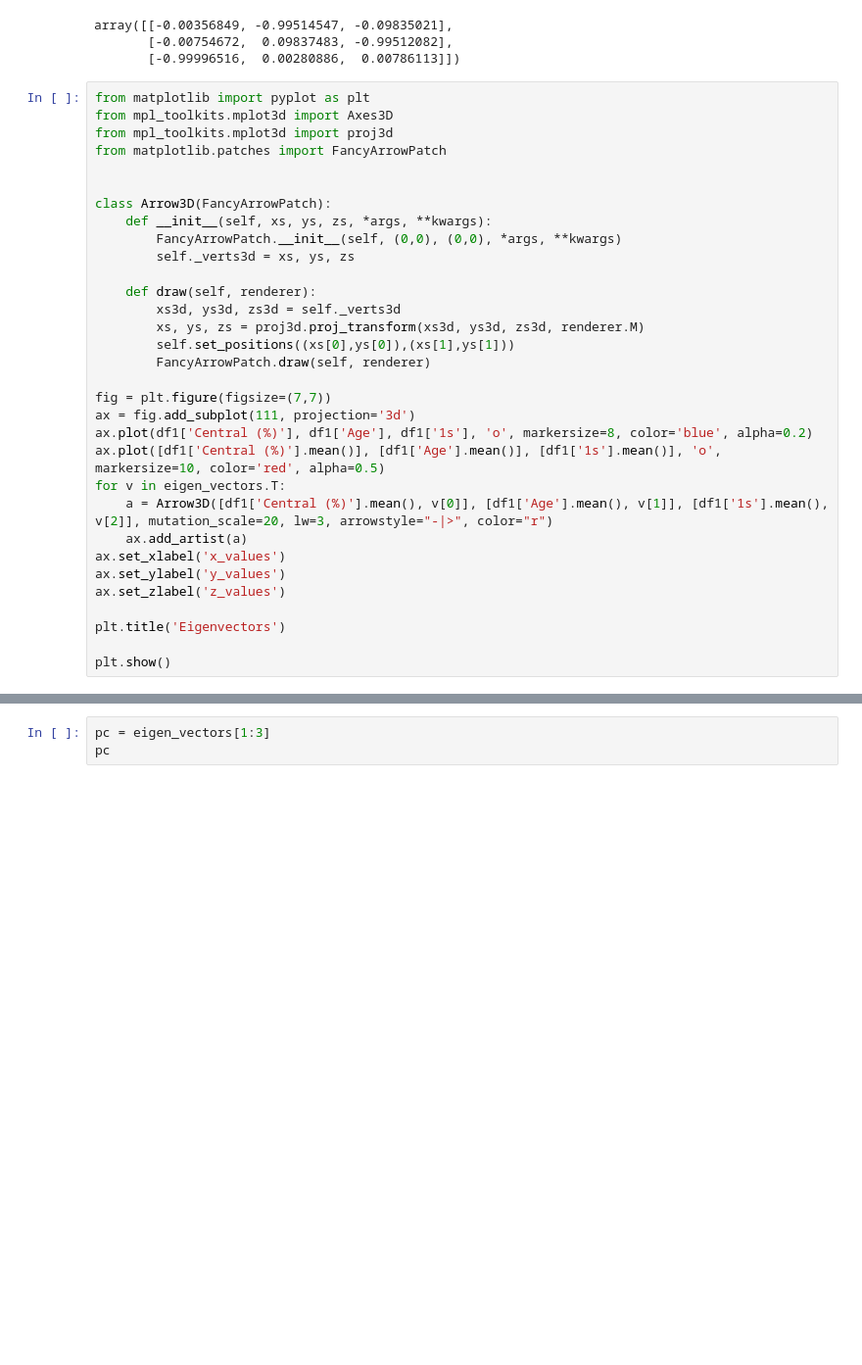
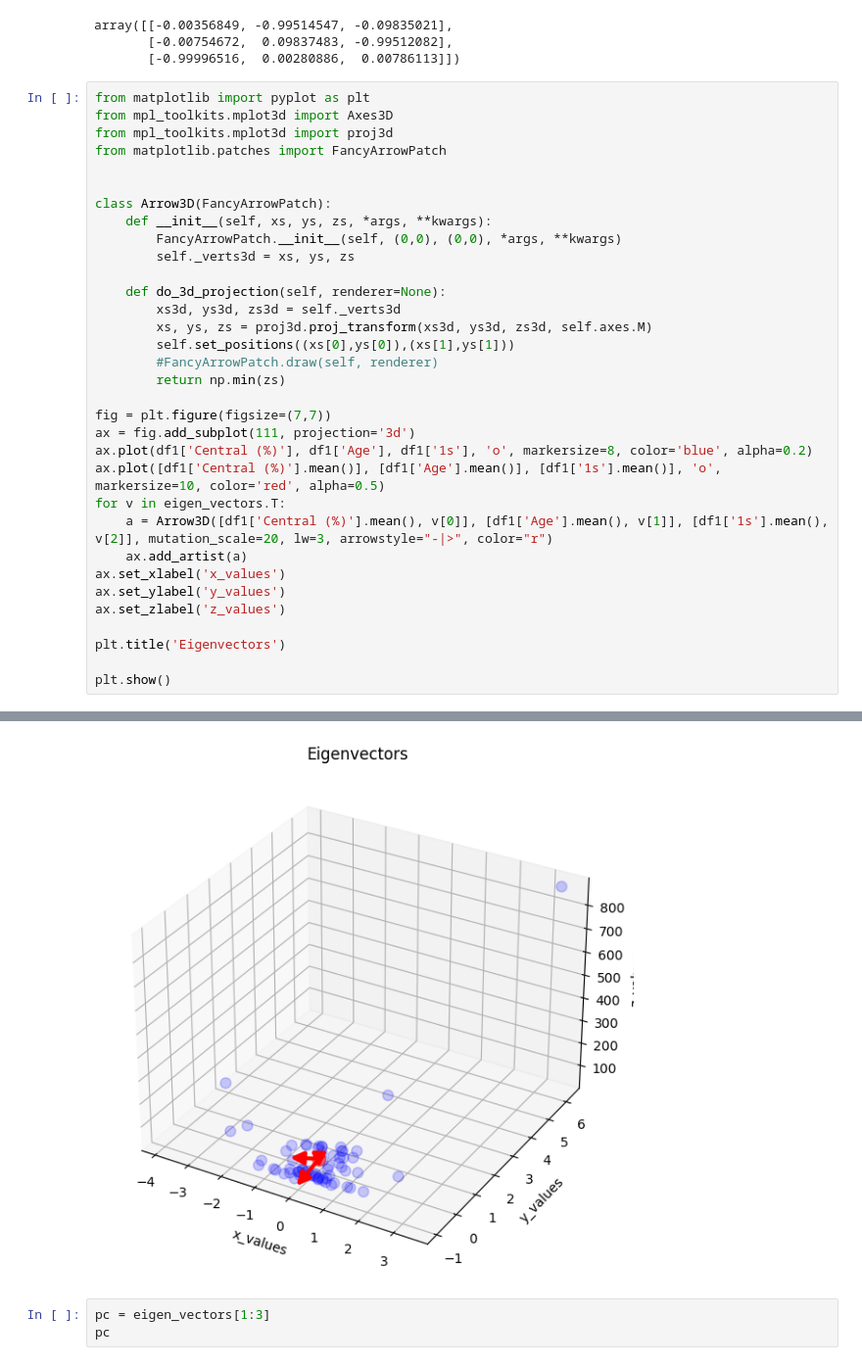
Before and after one commit to Neersha/Machine-learning, a Jupyter notebook: Monazite_Machine_Learning_python.ipynb, the cells around one changed output, grey strips where cells are left out. Shown at 98% size. Saved outputs shown, nothing was run; the diff lists cells and outputs as text; blank space fills up the shorter version.

```diff
--- a/Monazite_Machine_Learning_python.ipynb
+++ b/Monazite_Machine_Learning_python.ipynb
@@ -1503,11 +1494,12 @@ class Arrow3D(FancyArrowPatch):
         FancyArrowPatch.__init__(self, (0,0), (0,0), *args, **kwargs)
         self._verts3d = xs, ys, zs
 
-    def draw(self, renderer):
+    def do_3d_projection(self, renderer=None):
         xs3d, ys3d, zs3d = self._verts3d
-        xs, ys, zs = proj3d.proj_transform(xs3d, ys3d, zs3d, renderer.M)
+        xs, ys, zs = proj3d.proj_transform(xs3d, ys3d, zs3d, self.axes.M)
         self.set_positions((xs[0],ys[0]),(xs[1],ys[1]))
-        FancyArrowPatch.draw(self, renderer)
+        #FancyArrowPatch.draw(self, renderer)
+        return np.min(zs)
 
 fig = plt.figure(figsize=(7,7))
 ax = fig.add_subplot(111, projection='3d')
@@ -1529,3 +1519,4 @@ AttributeError: 'Arrow3D' object has no attribute 'do_3d_projection'
+[figure, added]
 # %%
 pc = eigen_vectors[1:3]
 pc
```
Also changed, not shown: parts of 6 cells of this notebook.
